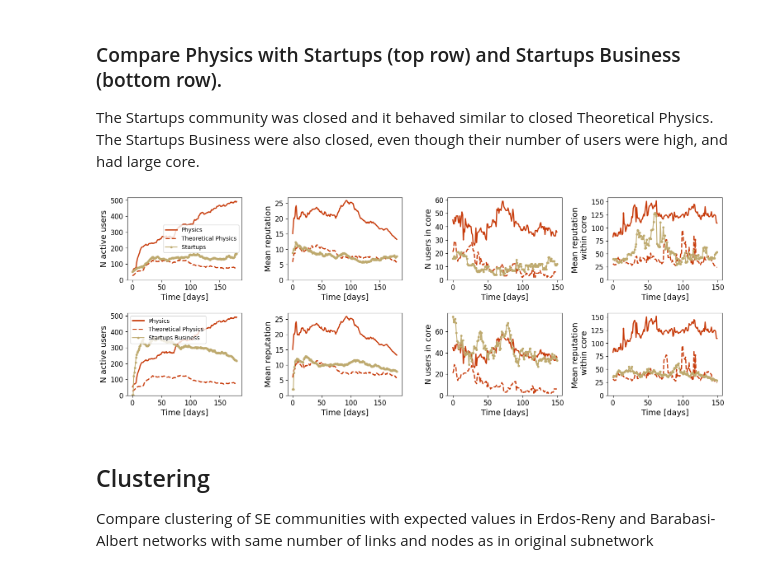
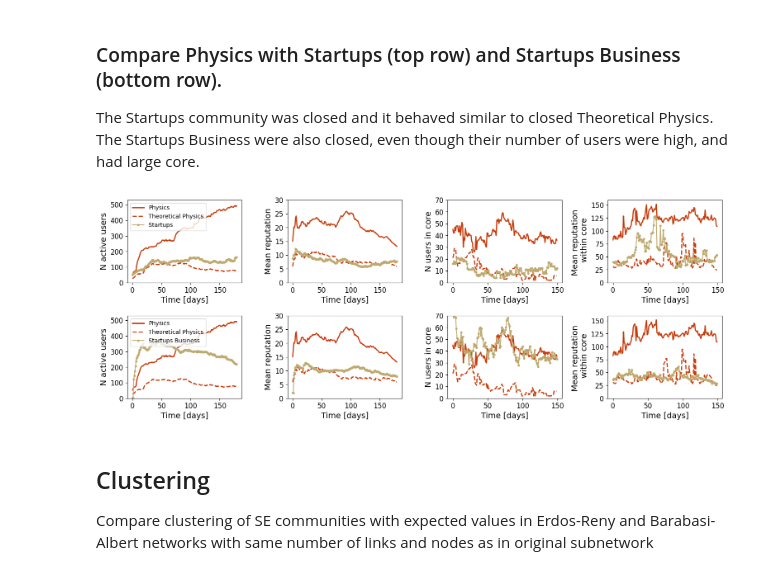
Before and after one commit to ana-vranic/Stack-Exchange-communities, a Jupyter notebook: Additional_figures.ipynb, the cells around one changed output. Saved outputs shown, nothing was run; the diff lists cells and outputs as text; code cells hidden in the pictures.

```diff
--- a/Additional_figures.ipynb
+++ b/Additional_figures.ipynb
@@ -56,11 +60,14 @@ plt.savefig(save_path+'FigA15.png', dpi=300, bbox_inches='tight')
 The Startups community was closed and it behaved similar to closed Theoretical Physics. The Startups Business were also closed, even though their number of users were high, and had large core.
 # %%
 pf.comparestartups_2rows(data_rep_agg, data_coreper, "physics", "startups", "122013-answers-onstartups", colors,  legendtext1=["Physics", "Theoretical Physics", "Startups "],
-                         legendtext2=["Physics", "Theoretical Physics", "Startups Business"])
-plt.savefig(save_path+'FigA16.pdf', dpi=300, bbox_inches='tight')
-plt.savefig(save_path+'FigA16.png', dpi=300, bbox_inches='tight')
+                         legendtext2=["Physics", "Theoretical Physics", "Startups Business"],
+                         ylim = [530, 30, 70, 160,
+                               530, 30, 70, 160])
+
+#plt.savefig(save_path+'FigA16.pdf', dpi=300, bbox_inches='tight')
+#plt.savefig(save_path+'FigA16.png', dpi=300, bbox_inches='tight')
 # %% [output]
-[figure, old version]
+[figure, new version]
 # %% [markdown]
 ## Clustering
 Compare clustering of SE communities with expected values in Erdos-Reny and Barabasi-Albert networks with same number of links and nodes as in original subnetwork
```
Also changed, not shown: parts of 3 cells of this notebook, 18 other files.
